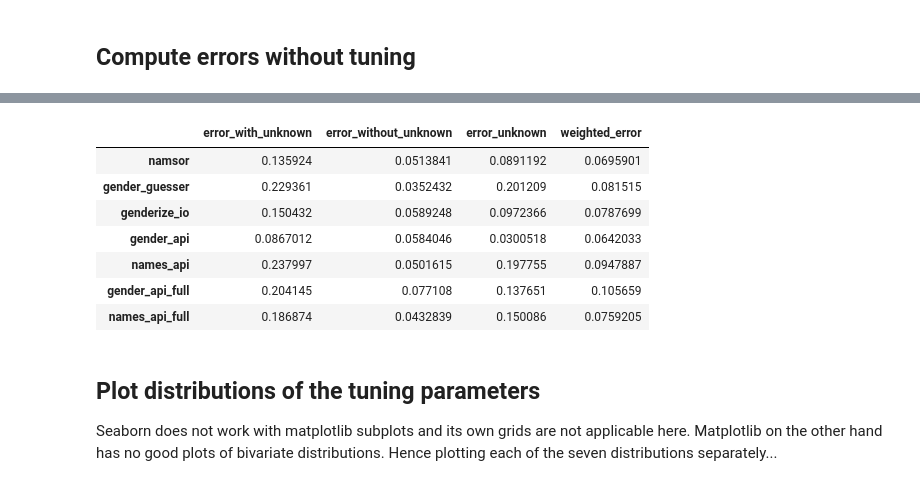
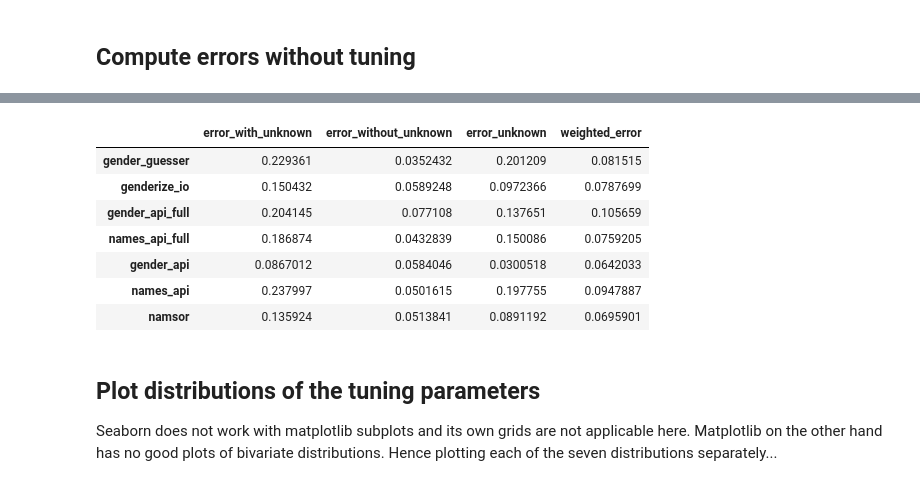
Before and after one commit to GenderGapSTEM-PublicationAnalysis/name_gender_inference, a Jupyter notebook: Parameter_tuning.ipynb, the cells around one changed output, grey strips where cells are left out. Saved outputs shown, nothing was run; the diff lists cells and outputs as text; code cells hidden in the pictures.

```diff
--- a/Parameter_tuning.ipynb
+++ b/Parameter_tuning.ipynb
@@ -46,7 +44,7 @@ Populating the interactive namespace from numpy and matplotlib
 def compute_all_errors_without_tuning():
     service_to_all_errors = {}
     error_names = ['error_with_unknown', 'error_without_unknown', 'error_gender_bias', 'error_unknown',
-                  'weighted_error','f_precision', 'f_recall']
+                  'weighted_error']
 
     for s in REGISTERED_EVALUATORS:
         evaluator = s('all')
@@ -76,0 +60,2 @@ compute_all_errors_without_tuning()
+# %%
+errors_without_gender_bias = ['error_with_unknown', 'error_without_unknown', 'error_unknown', 'weighted_error']
@@ -77,19 +77,19 @@ compute_all_errors_without_tuning()
 # %%
-# maybe this for the paper
+# for the paper?
 cm = sns.light_palette("green", as_cmap=True)
 df = compute_all_errors_without_tuning()
-df = df[error_names_selected]
+df = df[errors_without_gender_bias]
 
 df.style.background_gradient(cmap=cm)
 # %% [output]
 |  | error_with_unknown | error_without_unknown | error_unknown | weighted_error |
-| namsor | 0.135924 | 0.0513841 | 0.0891192 | 0.0695901 |
 | gender_guesser | 0.229361 | 0.0352432 | 0.201209 | 0.081515 |
 | genderize_io | 0.150432 | 0.0589248 | 0.0972366 | 0.0787699 |
+| gender_api_full | 0.204145 | 0.077108 | 0.137651 | 0.105659 |
+| names_api_full | 0.186874 | 0.0432839 | 0.150086 | 0.0759205 |
 | gender_api | 0.0867012 | 0.0584046 | 0.0300518 | 0.0642033 |
 | names_api | 0.237997 | 0.0501615 | 0.197755 | 0.0947887 |
-| gender_api_full | 0.204145 | 0.077108 | 0.137651 | 0.105659 |
-| names_api_full | 0.186874 | 0.0432839 | 0.150086 | 0.0759205 |
+| namsor | 0.135924 | 0.0513841 | 0.0891192 | 0.0695901 |
 # %% [markdown]
 ## Plot distributions of the tuning parameters
 
```
Also changed, not shown: parts of 109 cells of this notebook, 3 other files.
